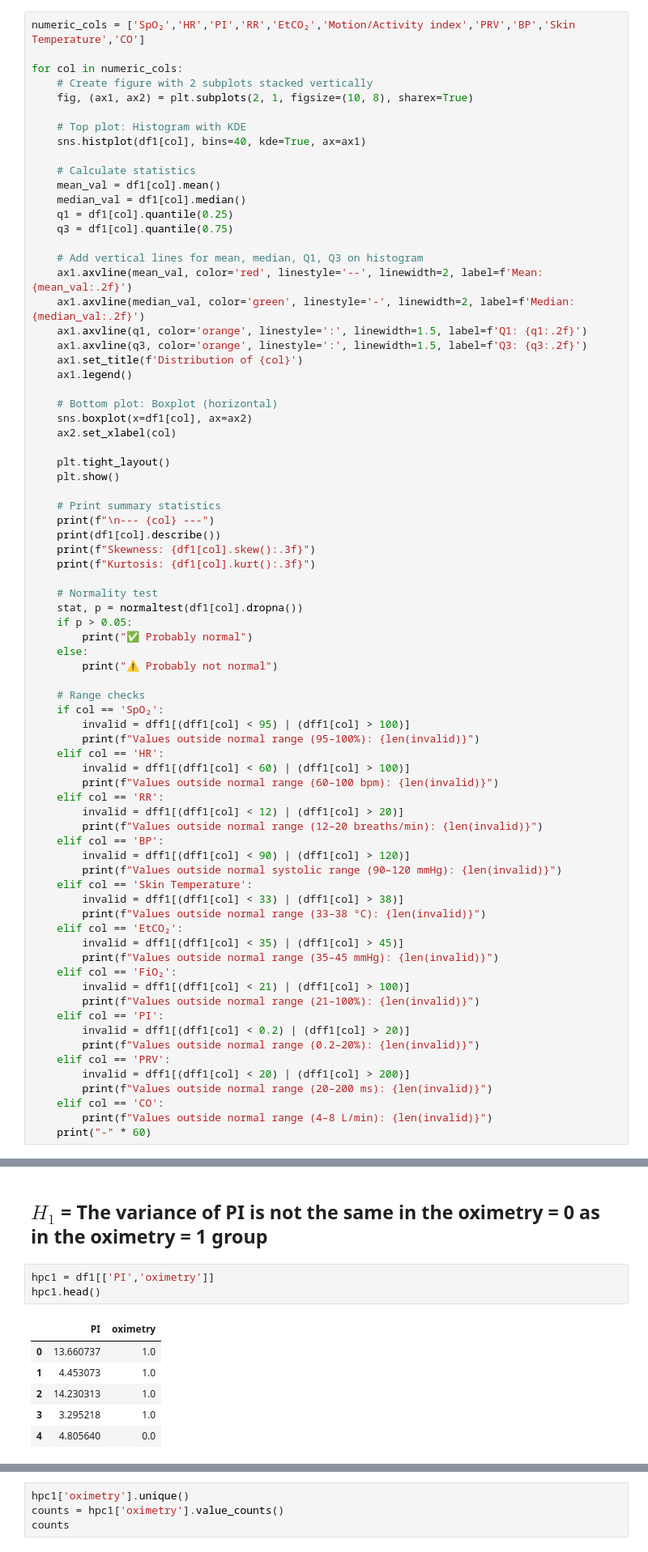
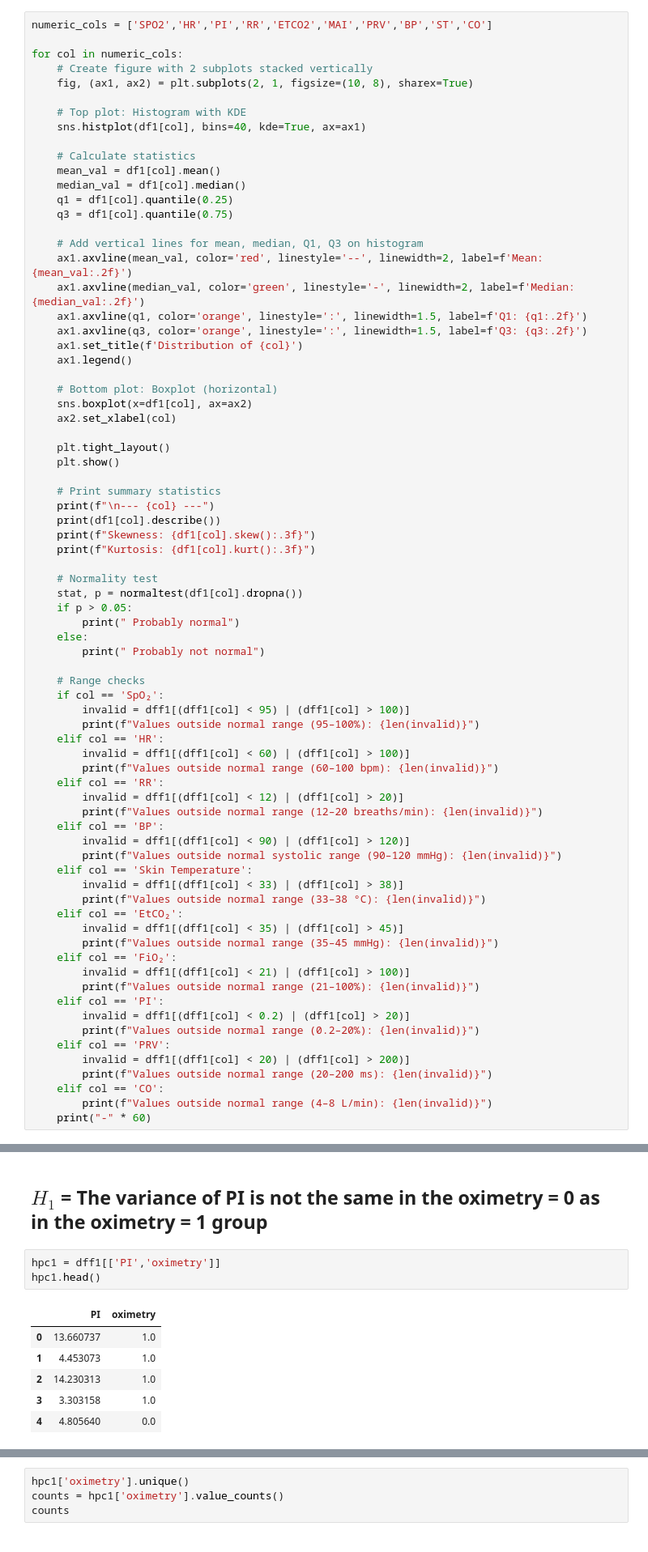
Before and after one commit to Michzru/Critical-oxygen-saturation-estimation, a Jupyter notebook: phase_1.ipynb, the cells around one changed output, grey strips where cells are left out. Shown at 81% size. Saved outputs shown, nothing was run; the diff lists cells and outputs as text.

```diff
--- a/phase_1.ipynb
+++ b/phase_1.ipynb
@@ -692,5 +692,5 @@ df1[["SpO₂","HR","PI","RR","EtCO₂","Motion/Activity index","PRV","BP","Skin
 # %%
-numeric_cols = ['SpO₂','HR','PI','RR','EtCO₂','Motion/Activity index','PRV','BP','Skin Temperature','CO']
+numeric_cols = ['SPO2','HR','PI','RR','ETCO2','MAI','PRV','BP','ST','CO']
 
 for col in numeric_cols:
     # Create figure with 2 subplots stacked vertically
@@ -729,9 +729,9 @@ for col in numeric_cols:
     # Normality test
     stat, p = normaltest(df1[col].dropna())
     if p > 0.05:
-        print("✅ Probably normal")
+        print(" Probably normal")
     else:
-        print("⚠️ Probably not normal")
+        print(" Probably not normal")
 
     # Range checks
     if col == 'SpO₂':
@@ -1457,14 +1706,14 @@ Since we know the parameters that are in relationship with predicted value we ca
 # %% [markdown]
 ## $H_1$ = The variance of PI is not the same in the oximetry = 0  as in the oximetry = 1 group
 # %%
-hpc1 = df1[['PI','oximetry']]
+hpc1 = dff1[['PI','oximetry']]
 hpc1.head()
 # %% [output]
 |  | PI | oximetry |
 | 0 | 13.660737 | 1.0 |
 | 1 | 4.453073 | 1.0 |
 | 2 | 14.230313 | 1.0 |
-| 3 | 3.295218 | 1.0 |
+| 3 | 3.303158 | 1.0 |
 | 4 | 4.805640 | 0.0 |
 # %%
 hpc1.describe()
```
Also changed, not shown: parts of 20 cells of this notebook.
